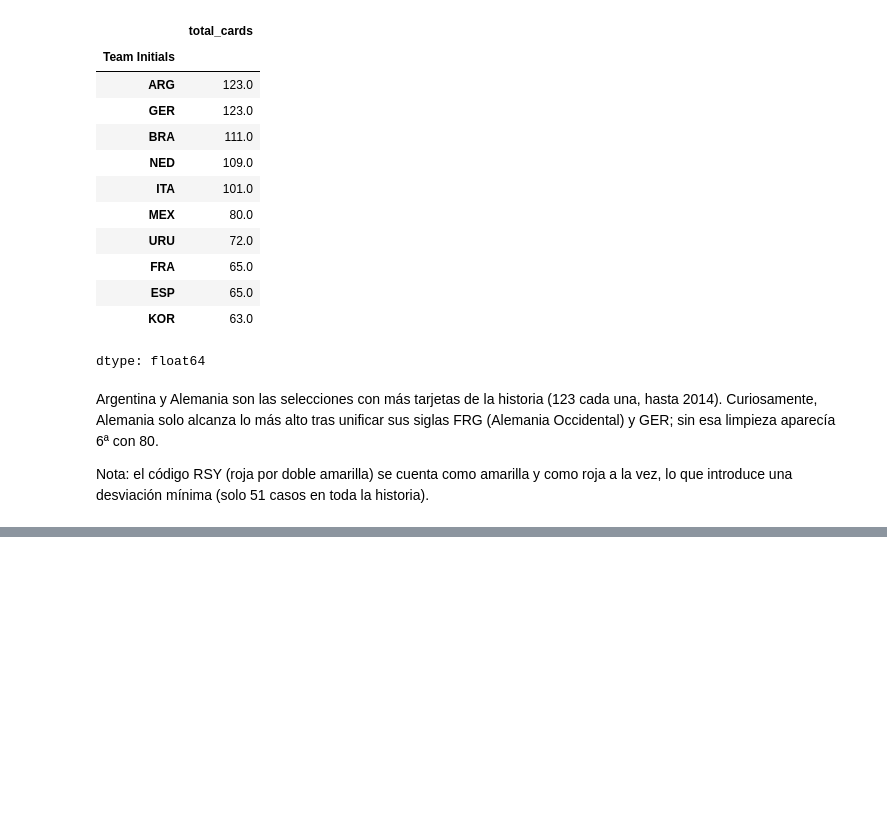
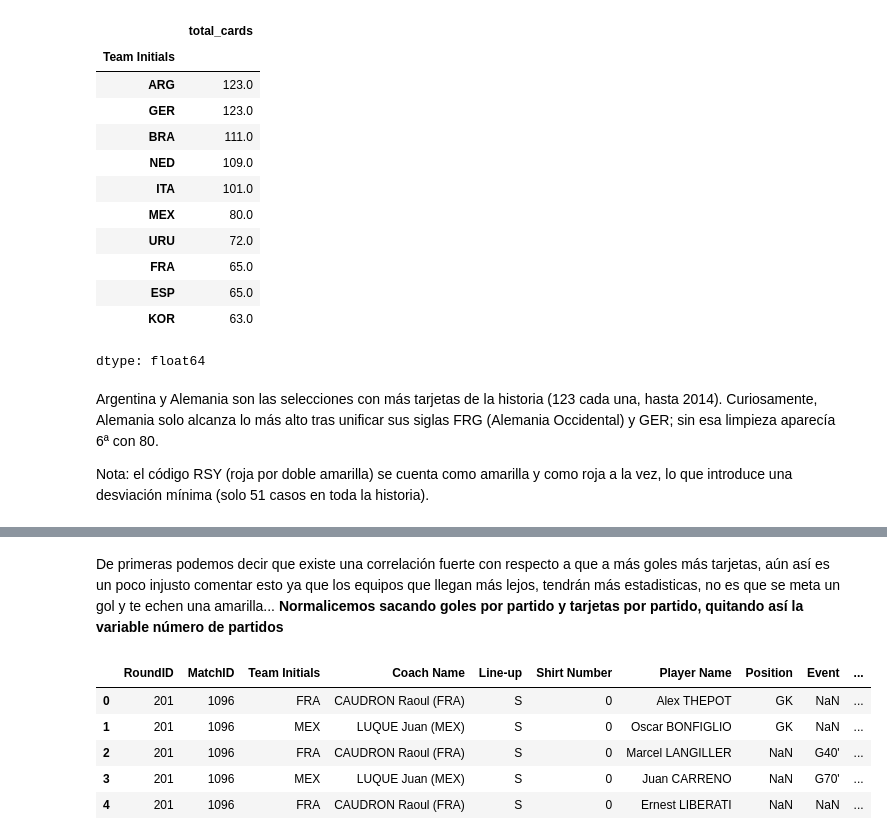
Before and after one commit to claudiocdc/fifa-world-cup-analysis, a Jupyter notebook: 01_Limpieza_Fifa_WorldCup.ipynb, the cells around one changed output, grey strips where cells are left out. Drawn from its saved outputs; the diff is of its cells as text; code cells hidden in the pictures; blank space fills up the shorter version.

```diff
--- a/01_Limpieza_Fifa_WorldCup.ipynb
+++ b/01_Limpieza_Fifa_WorldCup.ipynb
@@ -604,0 +691,12 @@ Nota: el código RSY (roja por doble amarilla) se cuenta como amarilla y como ro
+# %% [markdown]
+De primeras podemos decir que existe una correlación fuerte con respecto a que a más goles más tarjetas, aún así es un poco injusto comentar esto ya que los equipos que llegan más lejos, tendrán más estadisticas, no es que se meta un gol y te echen una amarilla...
+**Normalicemos sacando goles por partido y tarjetas por partido, quitando así la variable número de partidos**
+# %%
+df_players_year.head()
+# %% [output]
+|  | RoundID | MatchID | Team Initials | Coach Name | Line-up | Shirt Number | Player Name | Position | Event | ... |
+| 0 | 201 | 1096 | FRA | CAUDRON Raoul (FRA) | S | 0 | Alex THEPOT | GK | NaN | ... |
+| 1 | 201 | 1096 | MEX | LUQUE Juan (MEX) | S | 0 | Oscar BONFIGLIO | GK | NaN | ... |
+| 2 | 201 | 1096 | FRA | CAUDRON Raoul (FRA) | S | 0 | Marcel LANGILLER | NaN | G40' | ... |
+| 3 | 201 | 1096 | MEX | LUQUE Juan (MEX) | S | 0 | Juan CARRENO | NaN | G70' | ... |
+| 4 | 201 | 1096 | FRA | CAUDRON Raoul (FRA) | S | 0 | Ernest LIBERATI | NaN | NaN | ... |
```
Also changed, not shown: parts of 13 cells of this notebook.
